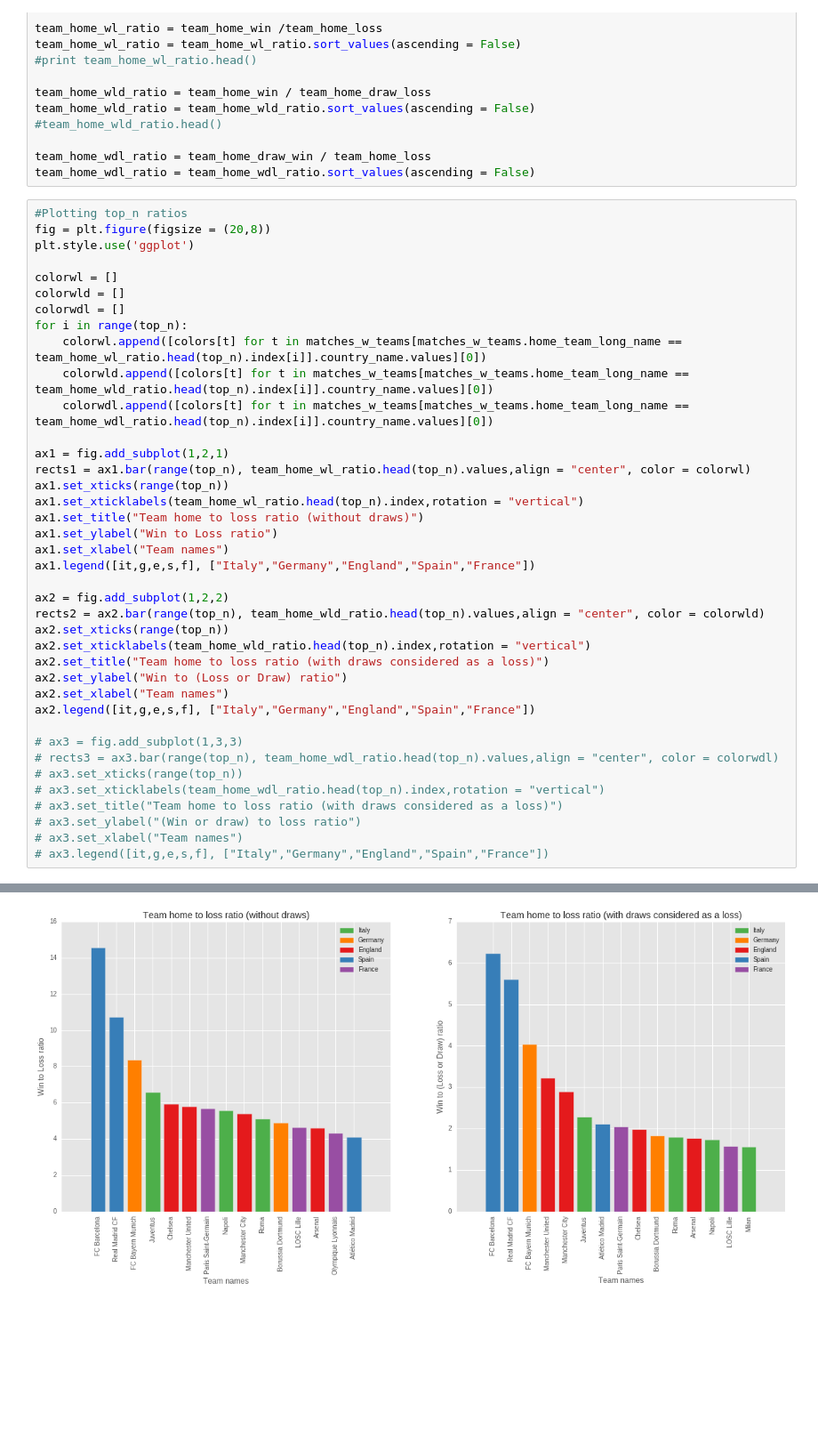
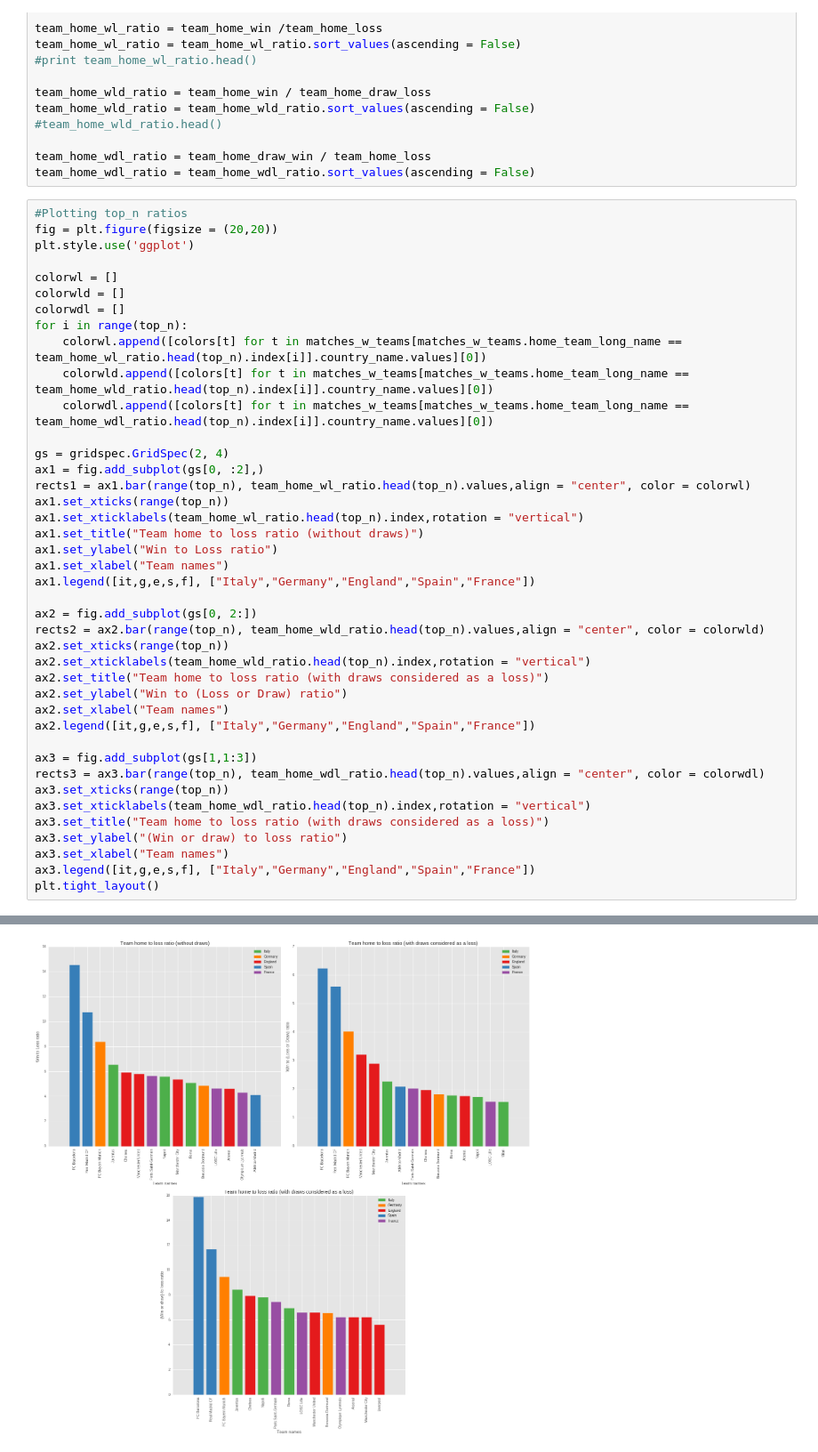
Before and after one commit to rsibi/Springboard, a Jupyter notebook: DataStory/European Leagues.ipynb, the cells around one changed output, grey strips where cells are left out. Shown at 89% size. Saved outputs shown, nothing was run; the diff lists cells and outputs as text; blank space fills up the shorter version.

Commit message:
Modifications to the graph and text - Data Story

```diff
--- a/DataStory/European Leagues.ipynb
+++ b/DataStory/European Leagues.ipynb
@@ -258,7 +263,7 @@ team_home_wdl_ratio = team_home_draw_win / team_home_loss
 team_home_wdl_ratio = team_home_wdl_ratio.sort_values(ascending = False)
 # %%
 #Plotting top_n ratios
-fig = plt.figure(figsize = (20,8))
+fig = plt.figure(figsize = (20,20))
 plt.style.use('ggplot')
 
 colorwl = []
@@ -269,7 +274,8 @@ for i in range(top_n):
     colorwld.append([colors[t] for t in matches_w_teams[matches_w_teams.home_team_long_name == team_home_wld_ratio.head(top_n).index[i]].country_name.values][0])
     colorwdl.append([colors[t] for t in matches_w_teams[matches_w_teams.home_team_long_name == team_home_wdl_ratio.head(top_n).index[i]].country_name.values][0])
 
-ax1 = fig.add_subplot(1,2,1)
+gs = gridspec.GridSpec(2, 4)
+ax1 = fig.add_subplot(gs[0, :2],)
 rects1 = ax1.bar(range(top_n), team_home_wl_ratio.head(top_n).values,align = "center", color = colorwl)
 ax1.set_xticks(range(top_n))
 ax1.set_xticklabels(team_home_wl_ratio.head(top_n).index,rotation = "vertical")
@@ -278,7 +284,7 @@ ax1.set_ylabel("Win to Loss ratio")
 ax1.set_xlabel("Team names")
 ax1.legend([it,g,e,s,f], ["Italy","Germany","England","Spain","France"])
 
-ax2 = fig.add_subplot(1,2,2)
+ax2 = fig.add_subplot(gs[0, 2:])
 rects2 = ax2.bar(range(top_n), team_home_wld_ratio.head(top_n).values,align = "center", color = colorwld)
 ax2.set_xticks(range(top_n))
 ax2.set_xticklabels(team_home_wld_ratio.head(top_n).index,rotation = "vertical")
@@ -287,12 +293,13 @@ ax2.set_ylabel("Win to (Loss or Draw) ratio")
 ax2.set_xlabel("Team names")
 ax2.legend([it,g,e,s,f], ["Italy","Germany","England","Spain","France"])
 
-# ax3 = fig.add_subplot(1,3,3)
-# rects3 = ax3.bar(range(top_n), team_home_wdl_ratio.head(top_n).values,align = "center", color = colorwdl)
-# ax3.set_xticks(range(top_n))
-# ax3.set_xticklabels(team_home_wdl_ratio.head(top_n).index,rotation = "vertical")
-# ax3.set_title("Team home to loss ratio (with draws considered as a loss)")
-# ax3.set_ylabel("(Win or draw) to loss ratio")
-# ax3.set_xlabel("Team names")
-# ax3.legend([it,g,e,s,f], ["Italy","Germany","England","Spain","France"])
+ax3 = fig.add_subplot(gs[1,1:3])
+rects3 = ax3.bar(range(top_n), team_home_wdl_ratio.head(top_n).values,align = "center", color = colorwdl)
+ax3.set_xticks(range(top_n))
+ax3.set_xticklabels(team_home_wdl_ratio.head(top_n).index,rotation = "vertical")
+ax3.set_title("Team home to loss ratio (with draws considered as a loss)")
+ax3.set_ylabel("(Win or draw) to loss ratio")
+ax3.set_xlabel("Team names")
+ax3.legend([it,g,e,s,f], ["Italy","Germany","England","Spain","France"])
+plt.tight_layout()
 # %% [output]
@@ -300,2 +306,2 @@ ax2.legend([it,g,e,s,f], ["Italy","Germany","England","Spain","France"])
-[figure, old version]
+[figure, new version]
 # %% [markdown]
```
Also changed, not shown: parts of 10 cells of this notebook.
